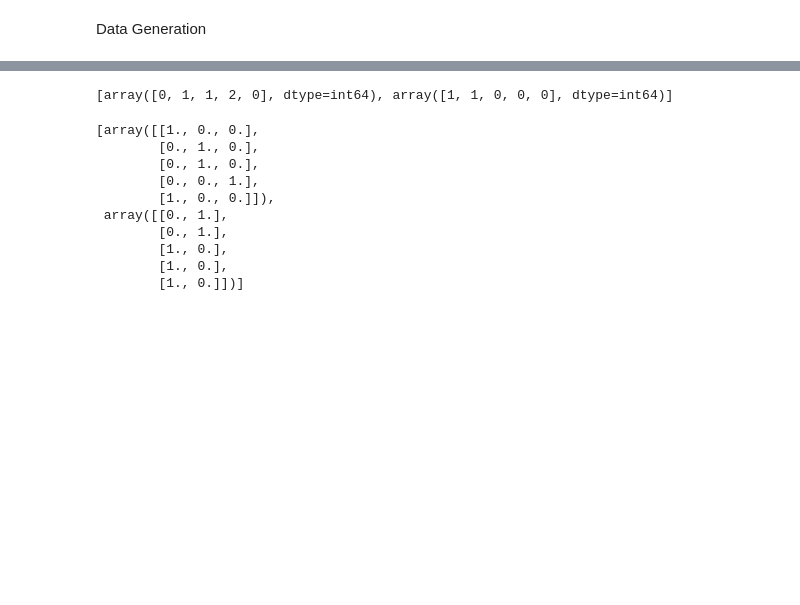
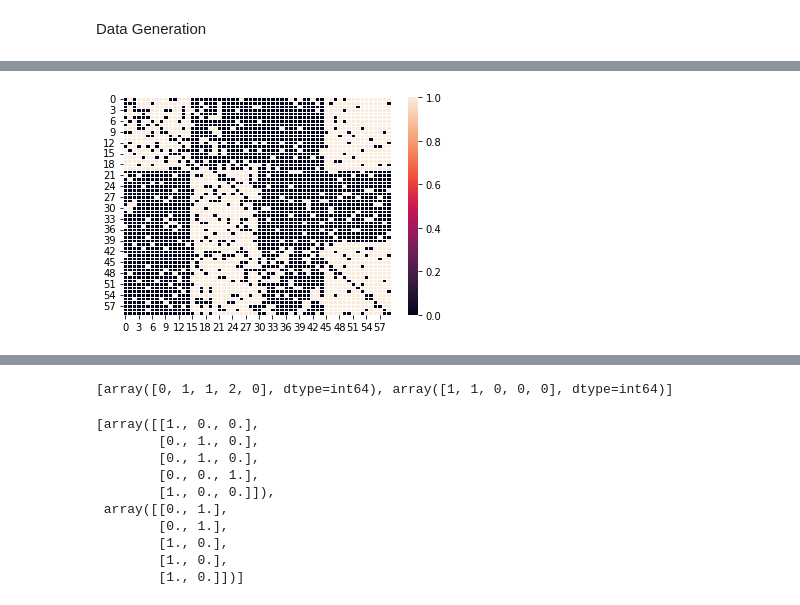
Before and after one commit to FreeTheOtter/BNP-Net, a Jupyter notebook: src/irm_bicluster.ipynb, the cells around one changed output, grey strips where cells are left out. Saved outputs shown, nothing was run; the diff lists cells and outputs as text; code cells hidden in the pictures; blank space fills up the shorter version.

```diff
--- a/src/irm_bicluster.ipynb
+++ b/src/irm_bicluster.ipynb
@@ -14,5 +30,5 @@ Sc = [15, 15, 15, 15]
 # %%
-def generate_graph_bicluster(Sr, Sc, thetas):
+def generate_graph_bicluster(Sr, Sc, thetas, random_seed = None):
     # Kr = thetas.shape[0]
     # Kc = thetas.shape[1]
 
@@ -32,6 +48,9 @@ def generate_graph_bicluster(Sr, Sc, thetas):
             Hc += [c]
         c+=1
 
+    if isinstance(random_seed, int):
+        np.random.seed(random_seed)
+
     X = np.zeros((N,N))
     for i in range(N):
         for j in range(N):
@@ -179,23 +191,0 @@ len(Z[0])
-# %%
-#test X
-X = np.array([[0, 1, 0, 0, 1],
-              [0, 0, 1, 1, 0],
-              [0, 1, 0, 1, 1],
-              [1, 1, 0, 0, 1],
-              [0, 1, 0, 1, 0]])
-
-zr = np.array([[1, 0],
-               [1, 0],
-               [1, 0],
-               [0, 1],
-               [0, 1]])
-
-zc = np.array([[1, 0, 0],
-               [1, 0, 0],
-               [0, 1, 0],
-               [0, 1, 0],
-               [0, 0, 1]])
-
-a = 1
-b = 1
-A = 1
@@ -305,0 +508,5 @@ def compute_logLs(X, Z, mode = 'biclustering'):
+# %%
+ax = sns.heatmap(X, linewidth=0.5)
+plt.show()
+# %% [output]
+[figure, added]
```
Also changed, not shown: parts of 46 cells of this notebook, 2 other files.
